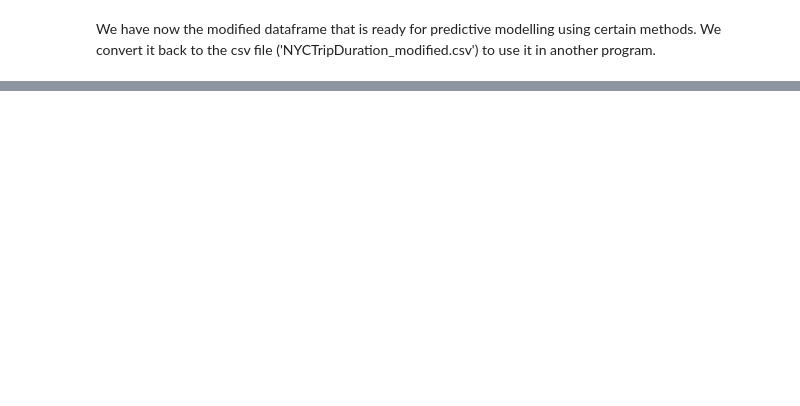
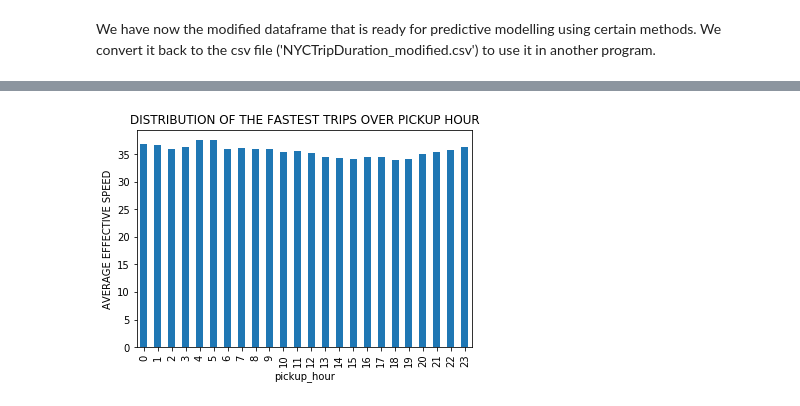
Before and after one commit to DenisDalidovich/SpringboardCapstoneProject2, a Jupyter notebook: NYTaxiTrips.ipynb, the cells around one changed output, grey strips where cells are left out. Cells and saved outputs as stored; diff of their text form; code cells hidden in the pictures; blank space fills up the shorter version.

```diff
--- a/NYTaxiTrips.ipynb
+++ b/NYTaxiTrips.ipynb
@@ -622,0 +698,16 @@ len(df[df['effective_speed(kmph)'] < 0.5*df['effective_speed(kmph)'].mean()])
+# %%
+df_aux = df[df['effective_speed(kmph)'] > 2.0*df['effective_speed(kmph)'].mean()]
+
+df_aux = df_aux.sample(frac =1)
+df_aux.reset_index(drop = True, inplace = True)
+
+fig = df_aux['effective_speed(kmph)'].groupby(df_aux['pickup_hour']).mean().\
+      plot(title = 'DISTRIBUTION OF THE FASTEST TRIPS OVER PICKUP HOUR',kind = 'bar').get_figure()
+
+
+plt.ylabel('AVERAGE EFFECTIVE SPEED')
+plt.show()
+
+fig.savefig('distrib_hour_fastest.pdf')
+# %% [output]
+[figure, added]
```
Also changed, not shown: parts of 33 cells of this notebook.
